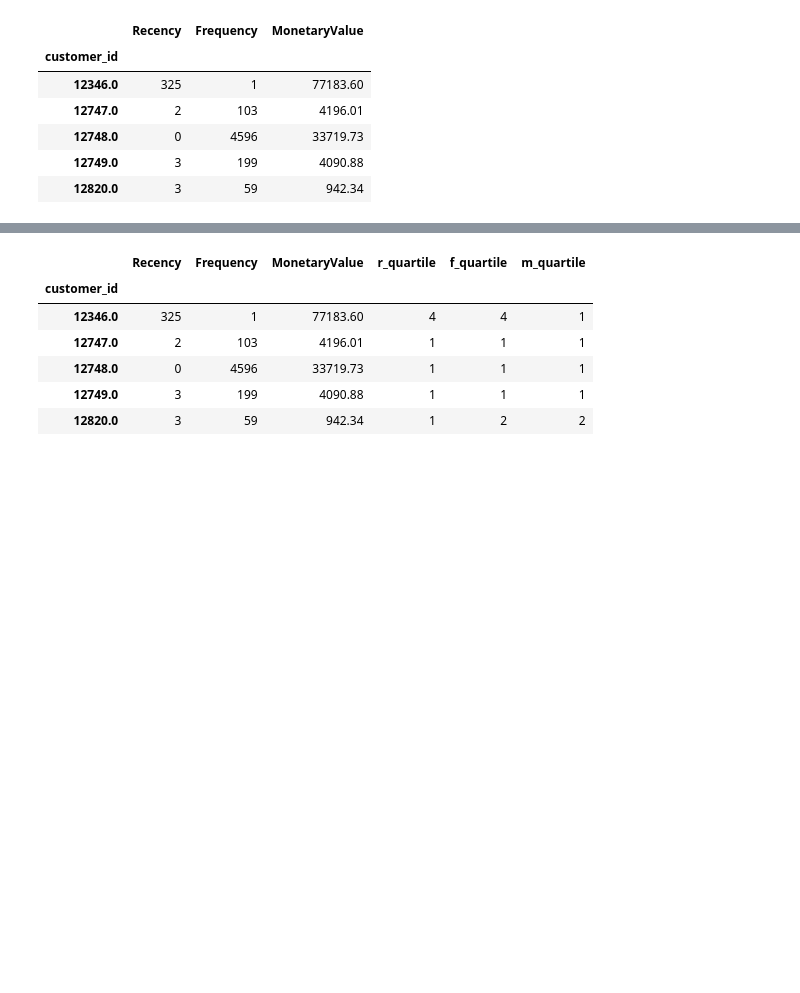
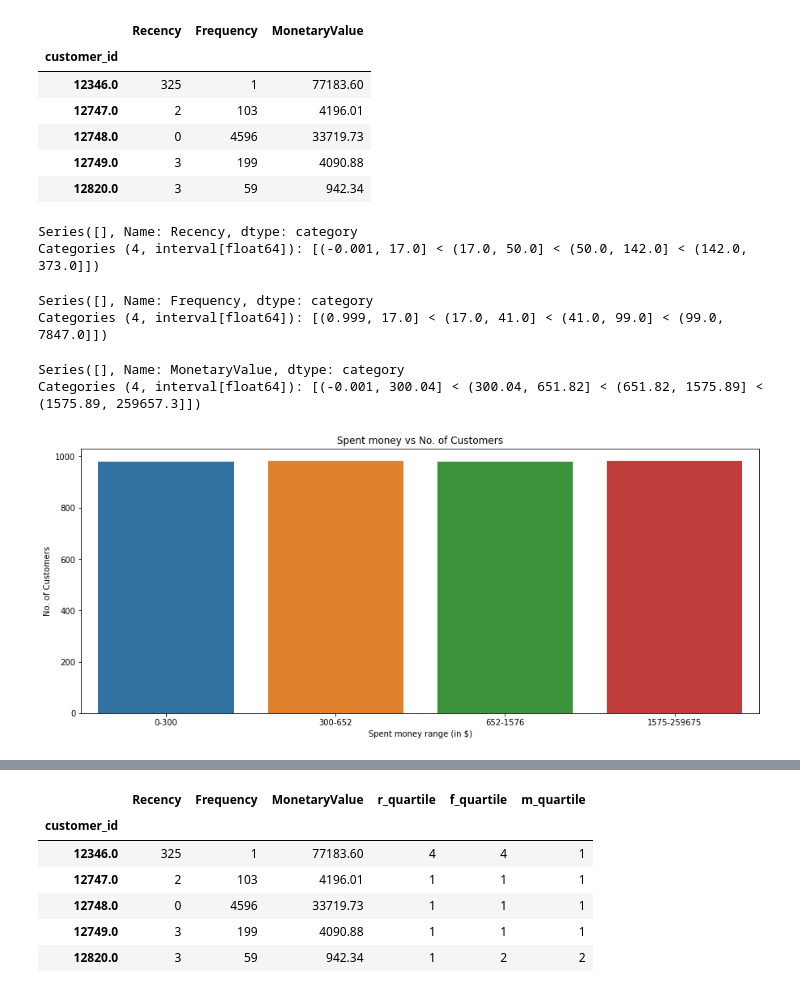
Before and after one commit to mrsaeeddev/customer-segmentation-using-rfm-matrix-technique-and-k-means-algorithm, a Jupyter notebook: customer_segmentation.ipynb, the cells around one changed output, grey strips where cells are left out. Cells and saved outputs as stored; diff of their text form; code cells hidden in the pictures; blank space fills up the shorter version.

```diff
--- a/customer_segmentation.ipynb
+++ b/customer_segmentation.ipynb
@@ -461,3 +458,37 @@ rfm.head()
 | 12748.0 | 0 | 4596 | 33719.73 |
 | 12749.0 | 3 | 199 | 4090.88 |
 | 12820.0 | 3 | 59 | 942.34 |
+# %%
+recency = pd.qcut(rfm['Recency'],4)
+recency.iloc[1:1]
+# %% [output]
+Series([], Name: Recency, dtype: category
+Categories (4, interval[float64]): [(-0.001, 17.0] < (17.0, 50.0] < (50.0, 142.0] < (142.0, 373.0]])
+# %%
+frequency = pd.qcut(rfm['Frequency'],4)
+frequency.iloc[1:1]
+# %% [output]
+Series([], Name: Frequency, dtype: category
+Categories (4, interval[float64]): [(0.999, 17.0] < (17.0, 41.0] < (41.0, 99.0] < (99.0, 7847.0]])
+# %%
+monetary_value = pd.qcut(rfm['MonetaryValue'],4)
+monetary_value.iloc[1:1]
+# %% [output]
+Series([], Name: MonetaryValue, dtype: category
+Categories (4, interval[float64]): [(-0.001, 300.04] < (300.04, 651.82] < (651.82, 1575.89] < (1575.89, 259657.3]])
+# %%
+series1 = rfm['MonetaryValue'][(rfm['MonetaryValue'] <= 300)]
+series2 = rfm['MonetaryValue'][(rfm['MonetaryValue'] >= 300) & (rfm['MonetaryValue'] <= 651.82)]
+series3 = rfm['MonetaryValue'][(rfm['MonetaryValue'] >= 651.82) & (rfm['MonetaryValue'] <=1575.89)]
+series4 = rfm['MonetaryValue'][(rfm['MonetaryValue'] >= 1575.89) & (rfm['MonetaryValue'] <= 259657.3)]
+
+x = ['0-300','300-652','652-1576','1575-259675']
+y = [len(series1.values),len(series2.values),len(series3.values),len(series4.values)]
+plt.figure(figsize=(15,6))
+sns.barplot(x=x,y=y)
+plt.title('Spent money vs No. of Customers')
+plt.xlabel('Spent money range (in $)')
+plt.ylabel('No. of Customers')
+plt.show()
+# %% [output]
+[figure, added]
```
Also changed, not shown: parts of 4 cells of this notebook.
